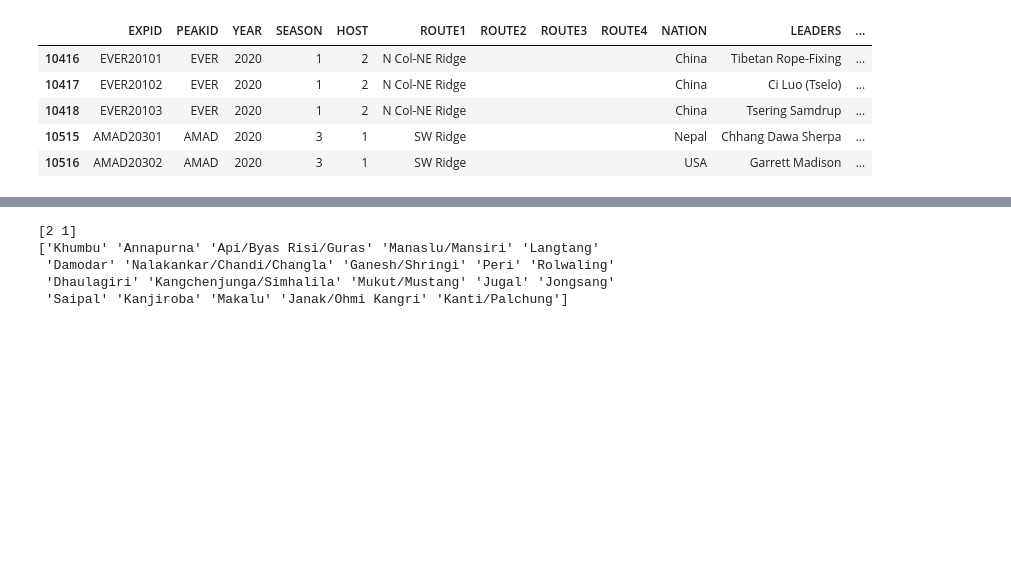
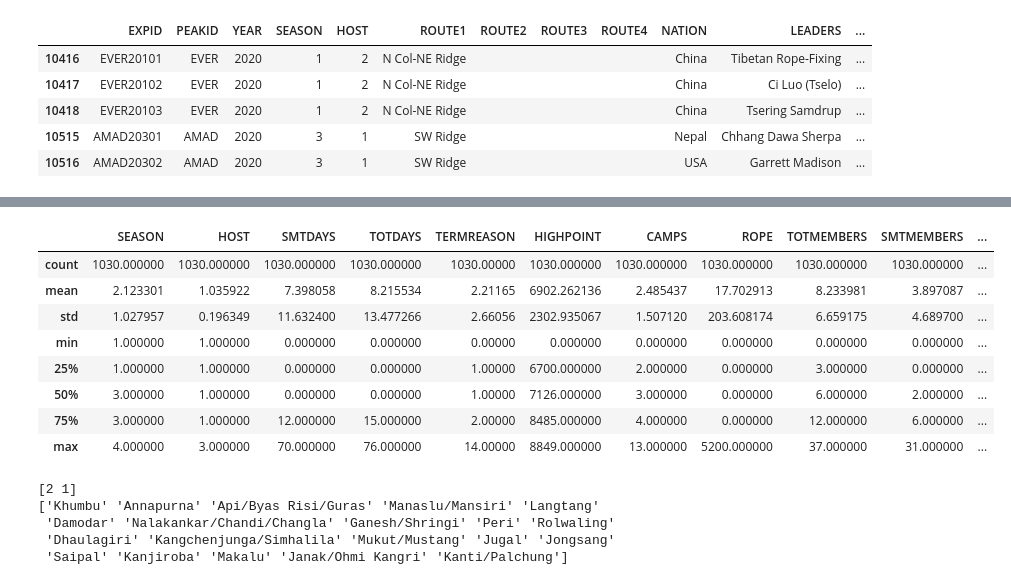
Before and after one commit to k10sj02/tidy-pydy-tuesday, a Jupyter notebook: 2025_01_21_himalayan_expeditions.ipynb, the cells around one changed output, grey strips where cells are left out. Cells and saved outputs as stored; diff of their text form; code cells hidden in the pictures; blank space fills up the shorter version.

```diff
--- a/2025_01_21_himalayan_expeditions.ipynb
+++ b/2025_01_21_himalayan_expeditions.ipynb
@@ -199,3 +251,15 @@ with pd.option_context('display.max_columns', None):
+# %%
+exped_tidy.describe()
+# %% [output]
+|  | SEASON | HOST | SMTDAYS | TOTDAYS | TERMREASON | HIGHPOINT | CAMPS | ROPE | TOTMEMBERS | SMTMEMBERS | ... |
+| count | 1030.000000 | 1030.000000 | 1030.000000 | 1030.000000 | 1030.00000 | 1030.000000 | 1030.000000 | 1030.000000 | 1030.000000 | 1030.000000 | ... |
+| mean | 2.123301 | 1.035922 | 7.398058 | 8.215534 | 2.21165 | 6902.262136 | 2.485437 | 17.702913 | 8.233981 | 3.897087 | ... |
+| std | 1.027957 | 0.196349 | 11.632400 | 13.477266 | 2.66056 | 2302.935067 | 1.507120 | 203.608174 | 6.659175 | 4.689700 | ... |
+| min | 1.000000 | 1.000000 | 0.000000 | 0.000000 | 0.00000 | 0.000000 | 0.000000 | 0.000000 | 0.000000 | 0.000000 | ... |
+| 25% | 1.000000 | 1.000000 | 0.000000 | 0.000000 | 1.00000 | 6700.000000 | 2.000000 | 0.000000 | 3.000000 | 0.000000 | ... |
+| 50% | 3.000000 | 1.000000 | 0.000000 | 0.000000 | 1.00000 | 7126.000000 | 3.000000 | 0.000000 | 6.000000 | 2.000000 | ... |
+| 75% | 3.000000 | 1.000000 | 12.000000 | 15.000000 | 2.00000 | 8485.000000 | 4.000000 | 0.000000 | 12.000000 | 6.000000 | ... |
+| max | 4.000000 | 3.000000 | 70.000000 | 76.000000 | 14.00000 | 8849.000000 | 13.000000 | 5200.000000 | 37.000000 | 31.000000 | ... |
 # %%
 # 1. What is the distribution of climbing status (PSTATUS) across the different mountain ranges (HIMAL_FACTOR)?
 
```
Also changed, not shown: parts of 6 cells of this notebook.
